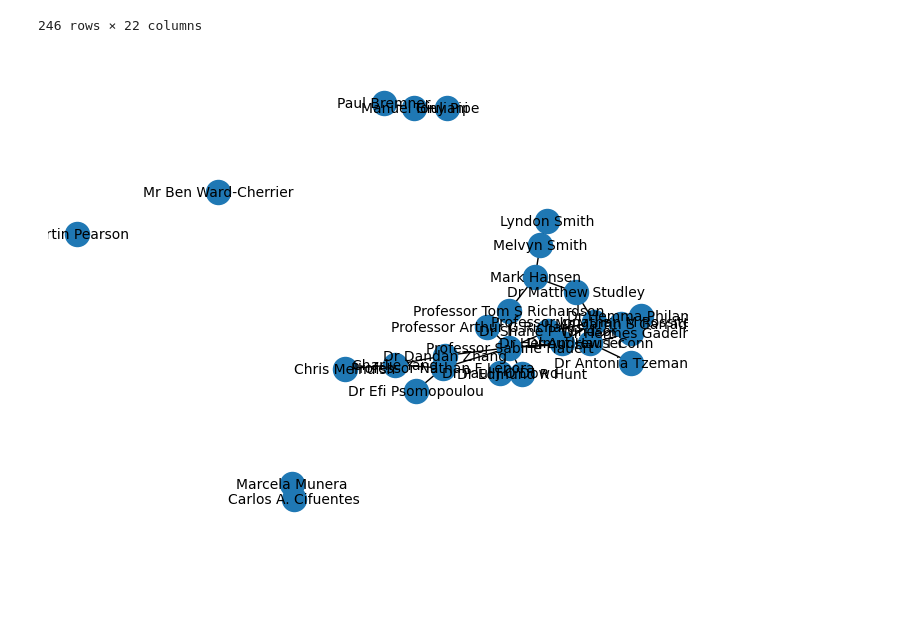
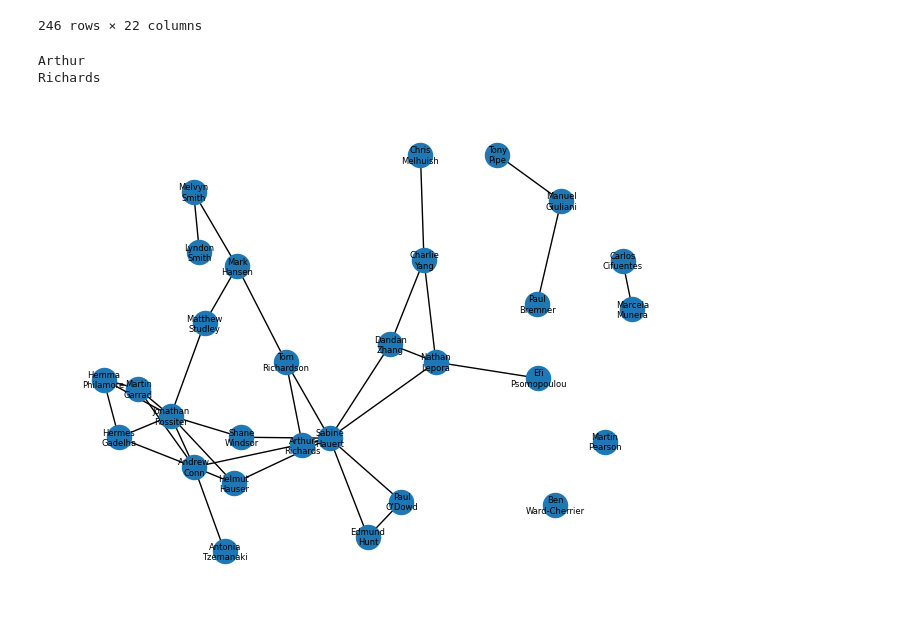
Before and after one commit to arthurrichards77/publication_scraping, a Jupyter notebook: analysis.ipynb, the cells around one changed output. Cells and saved outputs as stored; diff of their text form; code cells hidden in the pictures; blank space fills up the shorter version.

Commit message:
Nice collaboration graph

```diff
--- a/analysis.ipynb
+++ b/analysis.ipynb
@@ -66,6 +66,3 @@ total_num_authors
 # %%
 import networkx as nx
 G = nx.Graph()
-# %%
-G.add_nodes_from(authors)
-labels = nx.draw_networkx_labels(G, pos=nx.spring_layout(G))
@@ -107,13 +102,30 @@ for a in brl_2023['all_author_list']:
                 #print(i,j)
                 #print(a[i],a[j])
                 G.add_edge(a[i],a[j])
+# %%
+import re
+def fix_label(lab):
+    new_lab = lab.replace('Professor','')
+    new_lab = new_lab.replace('Dr','')
+    new_lab = new_lab.replace('Mr','')
+    new_lab = re.sub(' [A-Z] ', ' ', new_lab)
+    new_lab = re.sub(' [A-Z]\. ', ' ', new_lab)
+    new_lab = new_lab.replace(' ','\n')
+    return(new_lab.strip())
+print(fix_label('Professor Arthur G Richards'))
+# %% [output]
+Arthur
+Richards
 # %%
-pos = nx.spring_layout(G)
 #pos = nx.random_layout(G)
 #pos = nx.circular_layout(G)
-#pos = nx.planar_layout(G)
+pos = nx.planar_layout(G)
 #pos = nx.bipartite_layout(G)
+#pos = nx.kamada_kawai_layout(G, weight=None)
+pos = nx.spring_layout(G,k=1,pos = pos, weight=None)
 nx.draw(G, pos)
-labels = nx.draw_networkx_labels(G, pos, font_size=10)
+
+label_dict = {n: fix_label(n) for n in G}
+labels = nx.draw_networkx_labels(G, pos, font_size=6, labels=label_dict)
 # %% [output]
-[figure, old version]
+[figure, new version]
```
Also changed, not shown: parts of 1 cell of this notebook.
